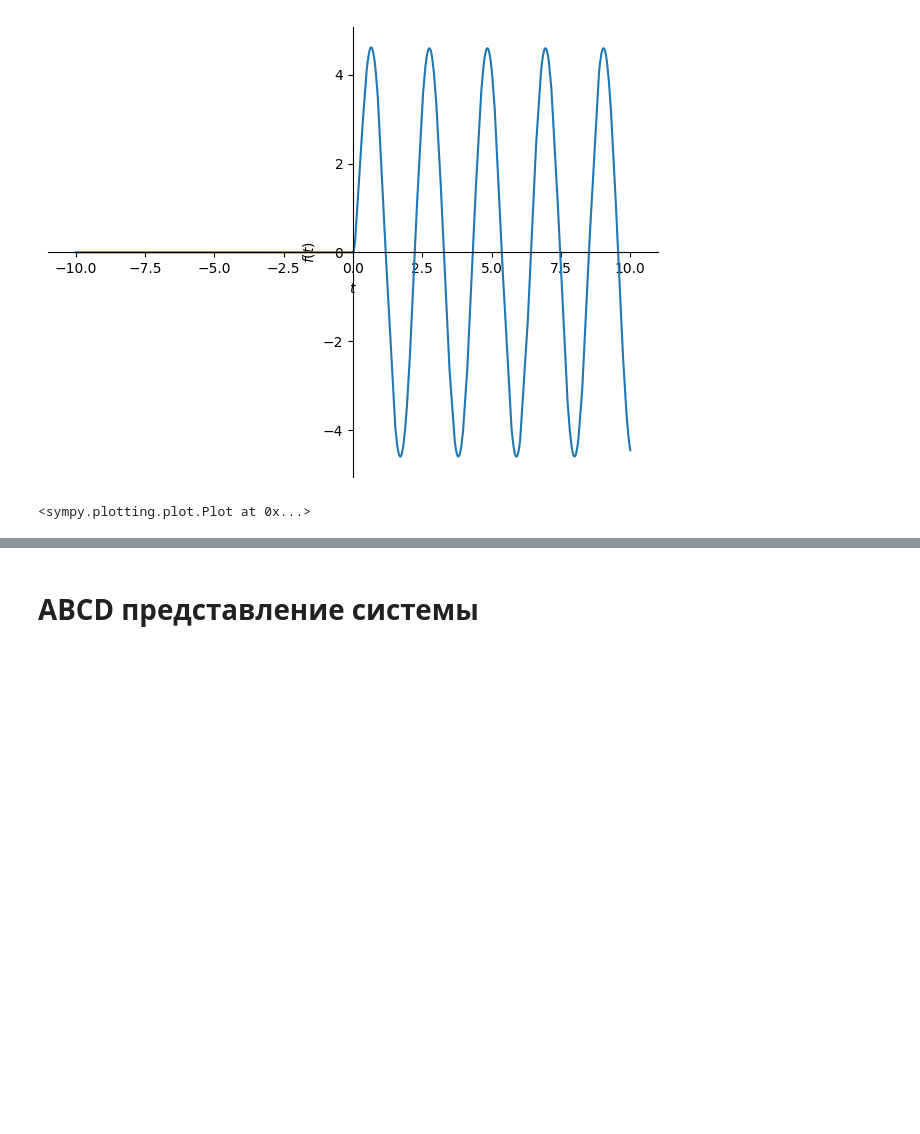
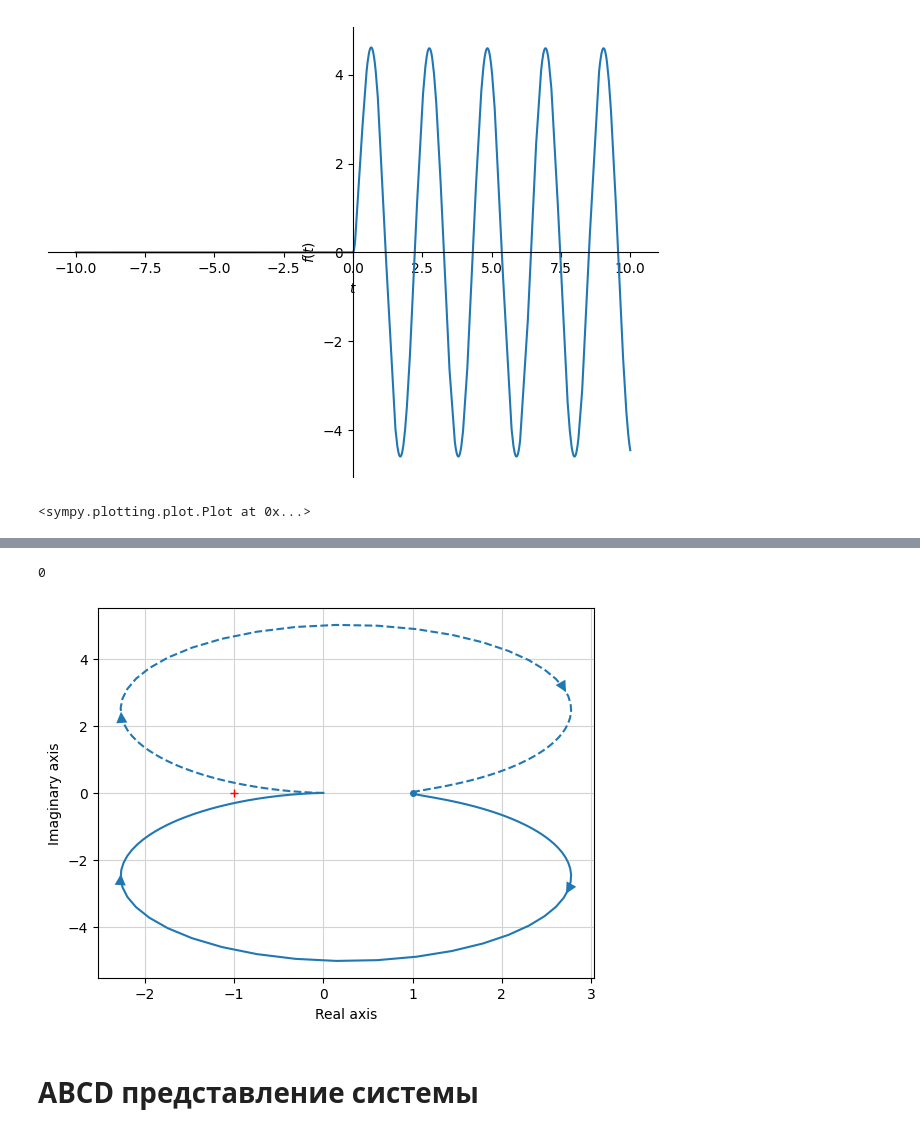
Before and after one commit to TAUforPython/BaseControlTheory, a Jupyter notebook: базовые_инструменты_ТАУ.ipynb, the cells around one changed output, grey strips where cells are left out. Drawn from its saved outputs; the diff is of its cells as text; code cells hidden in the pictures; blank space fills up the shorter version.

```diff
--- a/базовые_инструменты_ТАУ.ipynb
+++ b/базовые_инструменты_ТАУ.ipynb
@@ -201,3 +244,9 @@ L_1
+# %%
+#изображение АФЧХ - амплитудно-фазо частотная характеристика
+control.nyquist_plot(W)
+# %% [output]
+0
+[figure, added]
 # %% [markdown]
 # ABCD представление системы
 # %%
```
Also changed, not shown: parts of 5 cells of this notebook.
